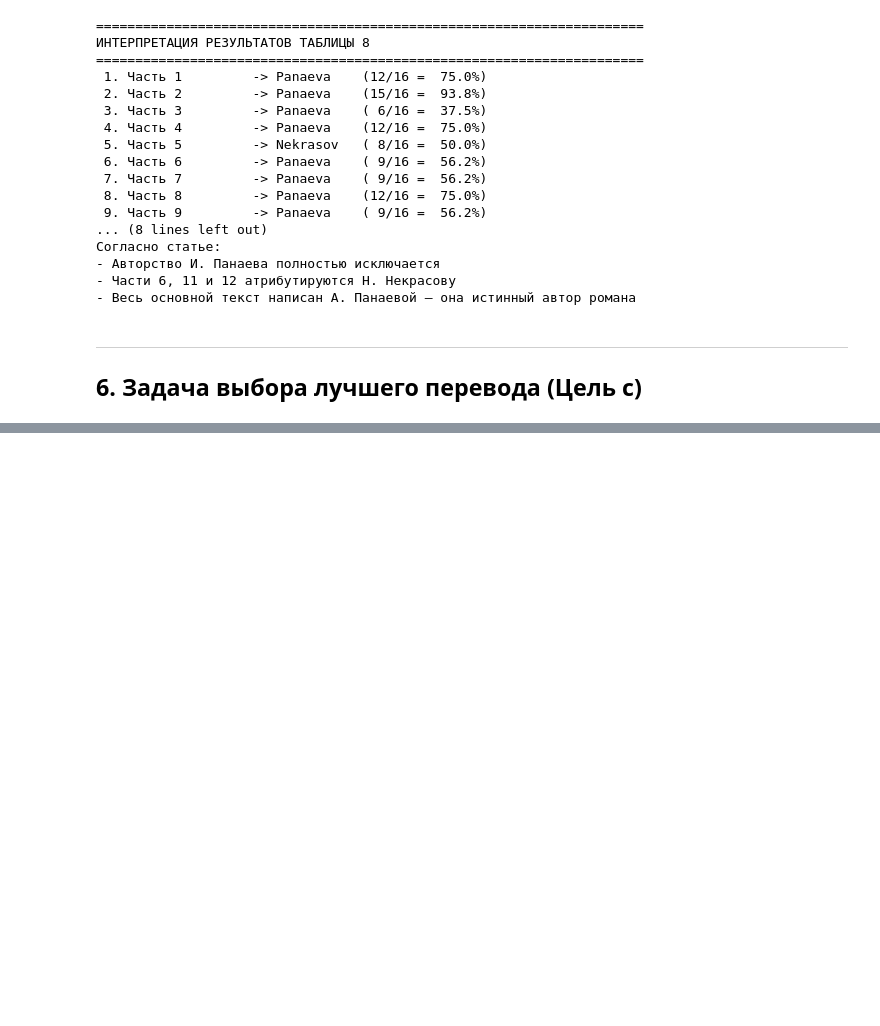
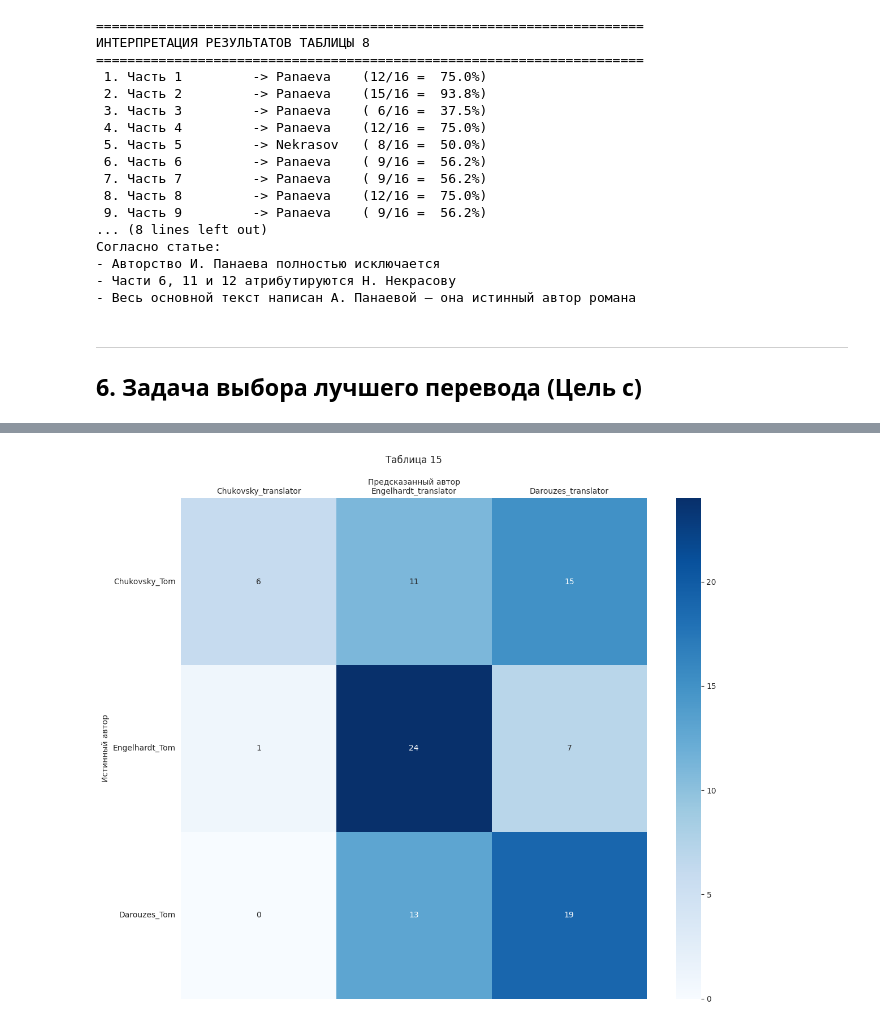
Before and after one commit to revlze/compression-authorship, a Jupyter notebook: experiments.ipynb, the cells around one changed output, grey strips where cells are left out. Drawn from its saved outputs; the diff is of its cells as text; code cells hidden in the pictures; blank space fills up the shorter version.

```diff
--- a/experiments.ipynb
+++ b/experiments.ipynb
@@ -1424,0 +1491,6 @@ def compare_translations(original_author_path, translations_paths, compressor='l
+# %%
+TRAIN_KB = 128
+TEST_KB = 128
+N_SLICES = 32
+
+authors_train_c = ['Chukovsky_translator', 'Engelhardt_translator', 'Darouzes_translator']
@@ -1424,0 +1597,13 @@ def compare_translations(original_author_path, translations_paths, compressor='l
+# %%
+result_table7 = run_multi_book_attribution(
+    train_authors=authors_train_c,
+    test_books={
+        'Chukovsky_Tom': 'Chukovsky_Tom',
+        'Engelhardt_Tom': 'Engelhardt_Tom',
+        'Darouzes_Tom': 'Darouzes_Tom'
+    },
+    preprocess_type='origcase_withpunct_withstop',
+    n_slices=N_SLICES,
+    compressor='lzma',
+    lvl=1
+)
@@ -1424,0 +1618,4 @@ def compare_translations(original_author_path, translations_paths, compressor='l
+# %%
+plot_confusion_matrix(result_table7['table'], 'Таблица 15' )
+# %% [output]
+[figure, added]
```
Also changed, not shown: parts of 51 cells of this notebook, 6 other files.
